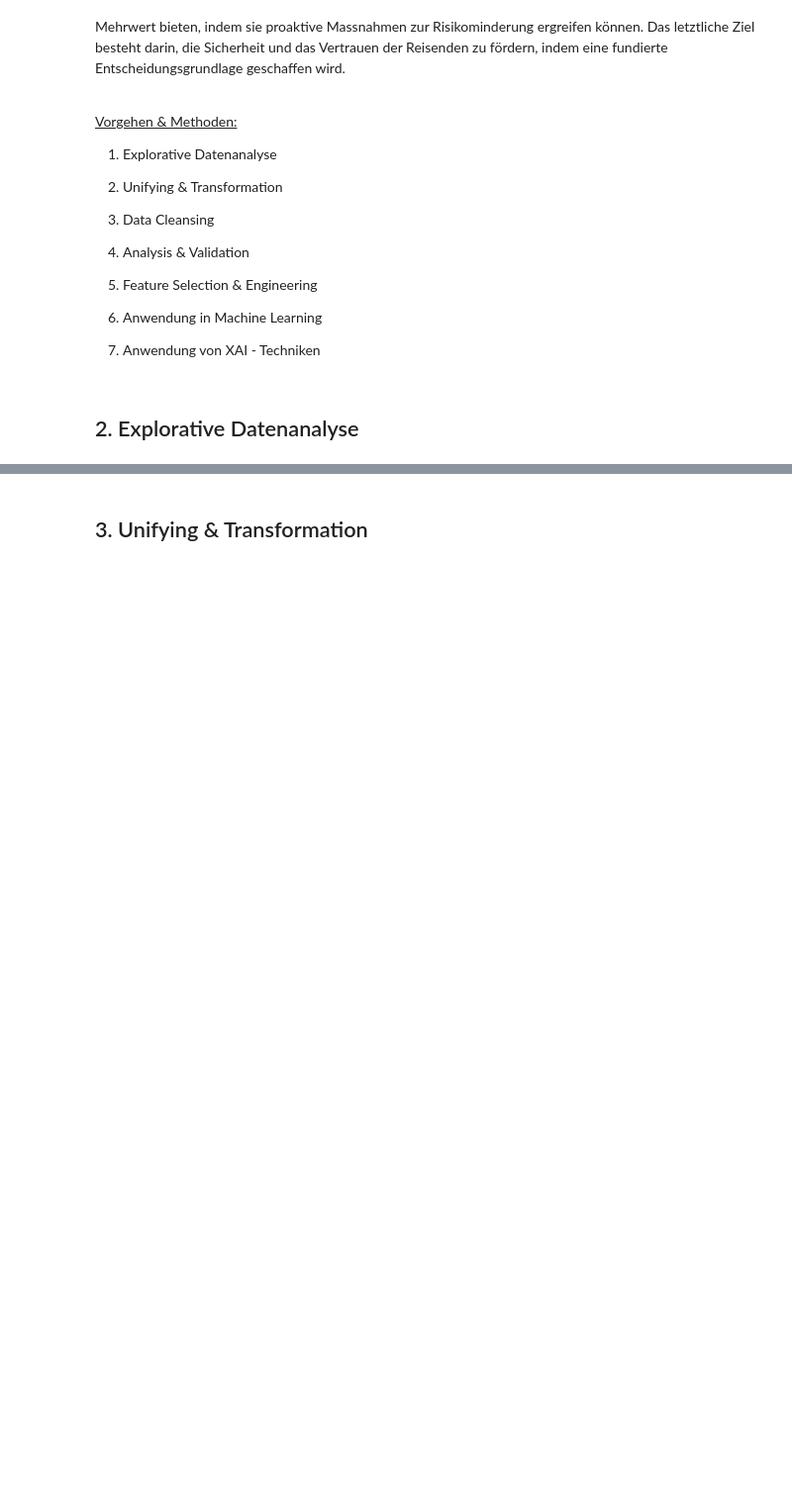
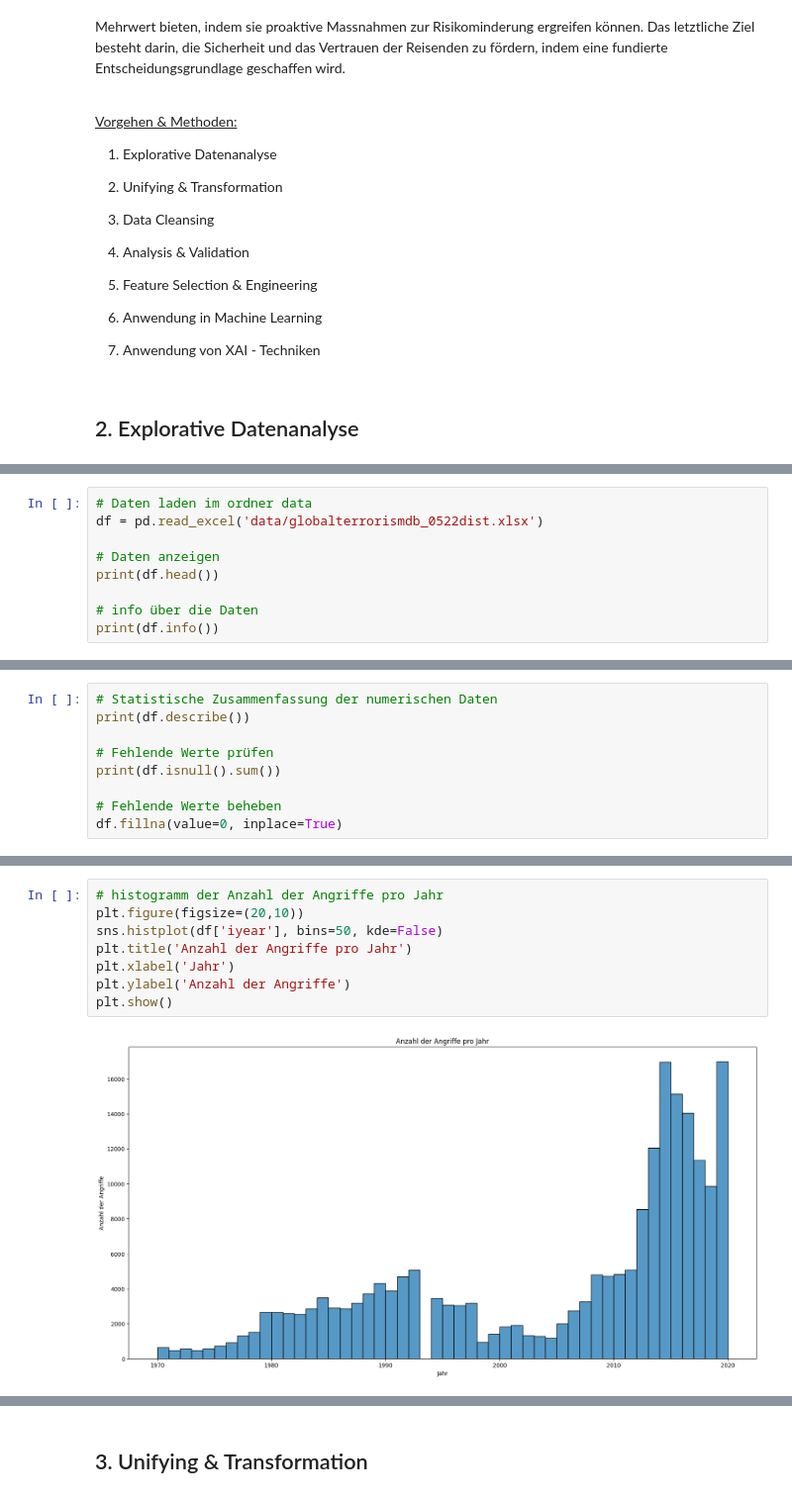
Before and after one commit to rieseflo/GTD, a Jupyter notebook: GTD.ipynb, the cells around one changed output, grey strips where cells are left out. Shown at 99% size. Saved outputs shown, nothing was run; the diff lists cells and outputs as text; blank space fills up the shorter version.

Commit message:
added some data analyses

```diff
--- a/GTD.ipynb
+++ b/GTD.ipynb
@@ -51,0 +58,9 @@ Das Hauptziel dieses Projekts besteht darin, ein präzises und effektives Progno
+# %%
+# Daten laden im ordner data
+df = pd.read_excel('data/globalterrorismdb_0522dist.xlsx')
+
+# Daten anzeigen
+print(df.head())
+
+# info über die Daten
+print(df.info())
@@ -51,0 +85,9 @@ Das Hauptziel dieses Projekts besteht darin, ein präzises und effektives Progno
+# %%
+# Statistische Zusammenfassung der numerischen Daten
+print(df.describe())
+
+# Fehlende Werte prüfen
+print(df.isnull().sum())
+
+# Fehlende Werte beheben
+df.fillna(value=0, inplace=True)
@@ -51,0 +112,10 @@ Das Hauptziel dieses Projekts besteht darin, ein präzises und effektives Progno
+# %%
+# histogramm der Anzahl der Angriffe pro Jahr
+plt.figure(figsize=(20,10))
+sns.histplot(df['iyear'], bins=50, kde=False)
+plt.title('Anzahl der Angriffe pro Jahr')
+plt.xlabel('Jahr')
+plt.ylabel('Anzahl der Angriffe')
+plt.show()
+# %% [output]
+[figure, added]
```
Also changed, not shown: parts of 5 cells of this notebook.
